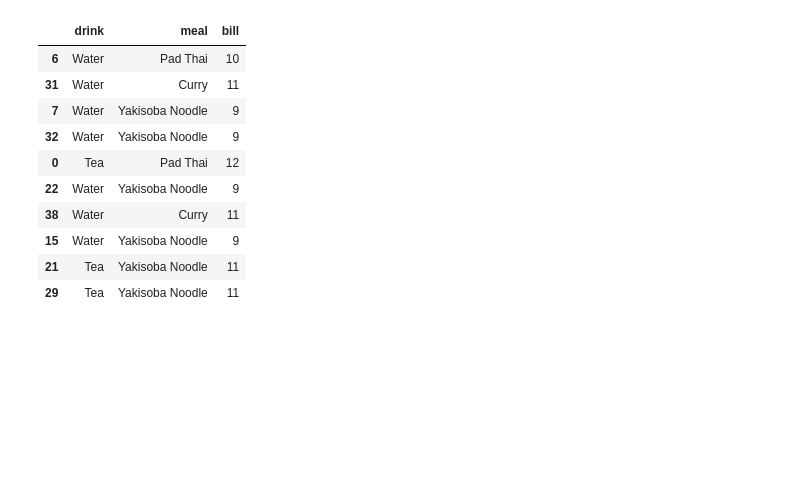
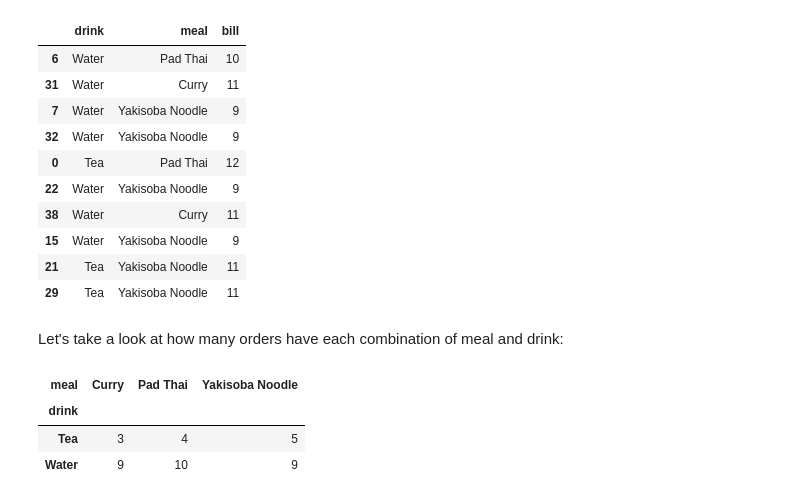
Before and after one commit to RichardAlcabes22/codeup_review, a Jupyter notebook: 3-data_science_libraries/00_pandas_adv_dataframes_lesson.ipynb, the cells around one changed output. Saved outputs shown, nothing was run; the diff lists cells and outputs as text; code cells hidden in the pictures; blank space fills up the shorter version.

```diff
--- a/3-data_science_libraries/00_pandas_adv_dataframes_lesson.ipynb
+++ b/3-data_science_libraries/00_pandas_adv_dataframes_lesson.ipynb
@@ -716,3 +716,12 @@ orders.sample(10)
 | 15 | Water | Yakisoba Noodle | 9 |
 | 21 | Tea | Yakisoba Noodle | 11 |
 | 29 | Tea | Yakisoba Noodle | 11 |
+# %% [markdown]
+Let's take a look at how many orders have each combination of meal and drink:
+# %%
+pd.crosstab(orders.drink,orders.meal)
+# %% [output]
+| meal | Curry | Pad Thai | Yakisoba Noodle |
+| drink |  |  |  |
+| Tea | 3 | 4 | 5 |
+| Water | 9 | 10 | 9 |
```
Also changed, not shown: parts of 5 cells of this notebook.
